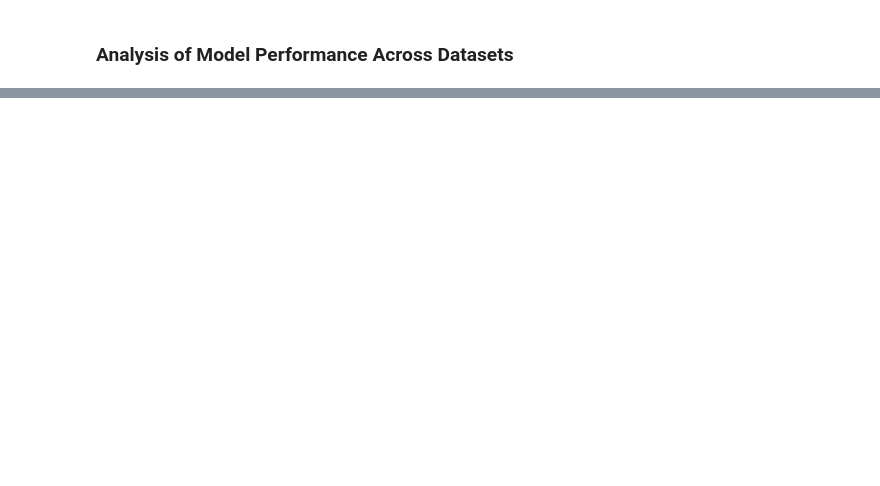
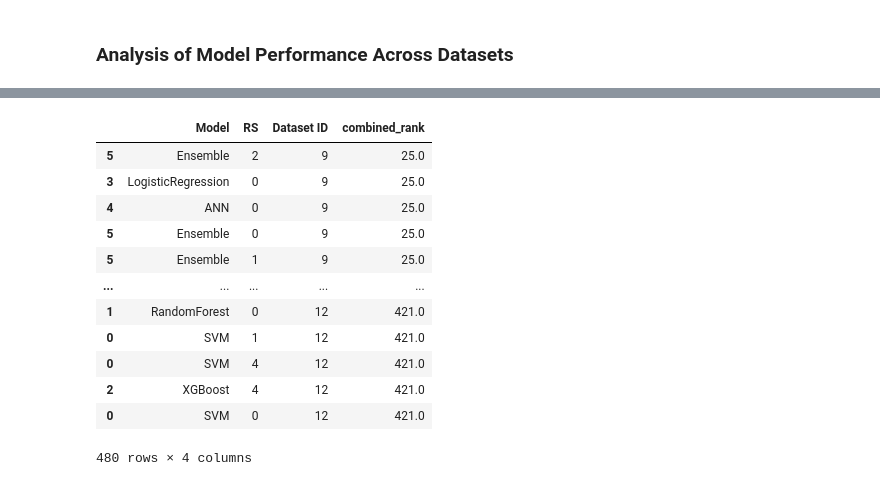
Before and after one commit to JackWJW/LGG_Prognosis_Prediction, a Jupyter notebook: Analysis_Model_Performance.ipynb, the cells around one changed output, grey strips where cells are left out. Drawn from its saved outputs; the diff is of its cells as text; code cells hidden in the pictures; blank space fills up the shorter version.

```diff
--- a/Analysis_Model_Performance.ipynb
+++ b/Analysis_Model_Performance.ipynb
@@ -32,0 +85,16 @@ sns.barplot(combined_df, x="Dataset ID", y="HR",hue="Model",palette="Accent",edg
+# %%
+combined_df.sort_values(by="combined_rank")[["Model","RS","Dataset ID","combined_rank"]]
+# %% [output]
+|  | Model | RS | Dataset ID | combined_rank |
+| 5 | Ensemble | 2 | 9 | 25.0 |
+| 3 | LogisticRegression | 0 | 9 | 25.0 |
+| 4 | ANN | 0 | 9 | 25.0 |
+| 5 | Ensemble | 0 | 9 | 25.0 |
+| 5 | Ensemble | 1 | 9 | 25.0 |
+| ... | ... | ... | ... | ... |
+| 1 | RandomForest | 0 | 12 | 421.0 |
+| 0 | SVM | 1 | 12 | 421.0 |
+| 0 | SVM | 4 | 12 | 421.0 |
+| 2 | XGBoost | 4 | 12 | 421.0 |
+| 0 | SVM | 0 | 12 | 421.0 |
+480 rows × 4 columns
```
Also changed, not shown: parts of 9 cells of this notebook.
